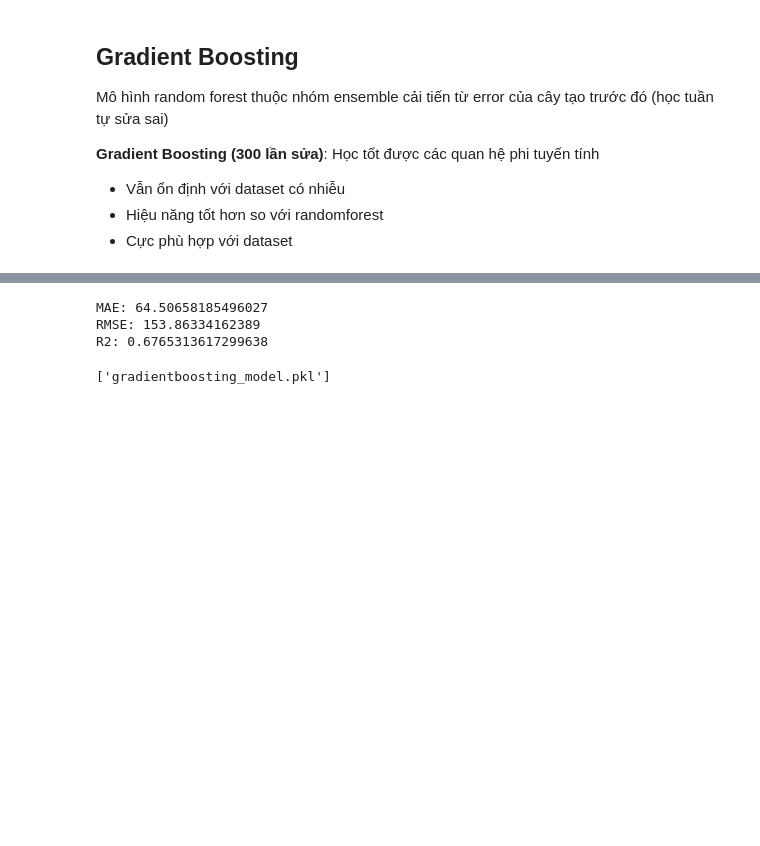
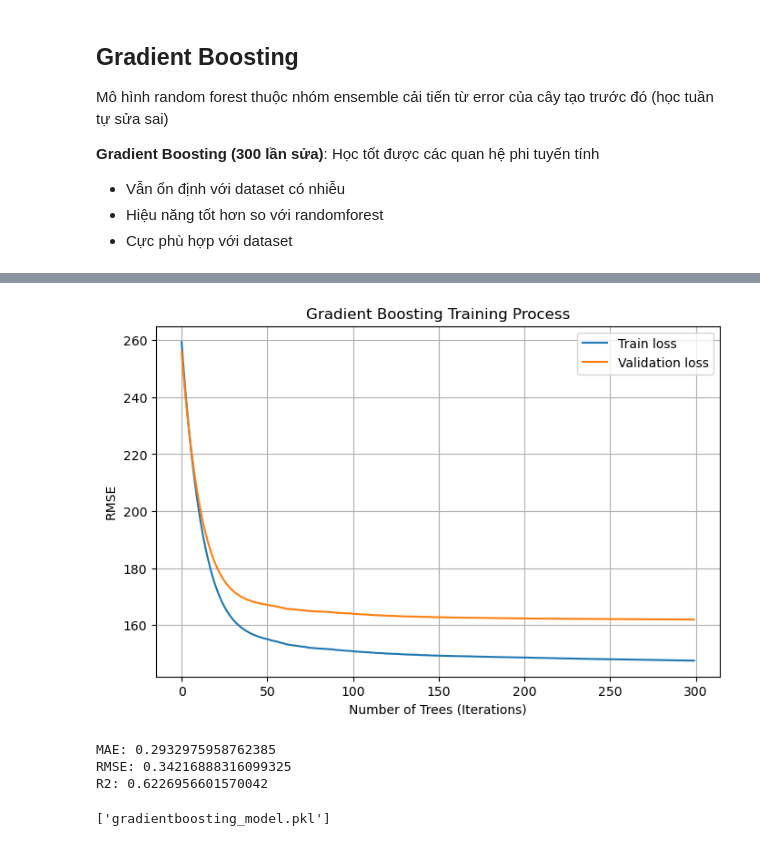
Before and after one commit to ZanissNguyen/Bus-Status-Analysis-Prediction, a Jupyter notebook: notebook/model.ipynb, the cells around one changed output, grey strips where cells are left out. Cells and saved outputs as stored; diff of their text form; code cells hidden in the pictures; blank space fills up the shorter version.

```diff
--- a/notebook/model.ipynb
+++ b/notebook/model.ipynb
@@ -290,21 +424,58 @@ Pipeline(steps=[('preprocess',
                 ('model',
                  GradientBoostingRegressor(learning_rate=0.05, n_estimators=300,
                                            random_state=42, verbose=1))])
+# %%
+# Learning Curve
+gb = gb_model.named_steps["model"]
+
+X_train_trans = gb_model.named_steps["preprocess"].transform(X_train)
+X_test_trans  = gb_model.named_steps["preprocess"].transform(X_test)
+
+train_loss = []
+test_loss = []
+
+for y_pred_train, y_pred_test in zip(
+        gb.staged_predict(X_train_trans),
+        gb.staged_predict(X_test_trans)):
+
+    train_loss.append(
+        root_mean_squared_error(Y_train, y_pred_train)
+    )
+
+    test_loss.append(
+        root_mean_squared_error(Y_test, y_pred_test)
+    )
+
+plt.figure(figsize=(8,5))
+plt.plot(train_loss, label="Train loss")
+plt.plot(test_loss, label="Validation loss")
+
+plt.xlabel("Number of Trees (Iterations)")
+plt.ylabel("RMSE")
+plt.title("Gradient Boosting Training Process")
+plt.legend()
+plt.grid(True)
+plt.show()
+# %% [output]
+[figure, added]
 # %%
 pred_gb = gb_model.predict(X_test)
 
+gb_nmae, gb_nrmse = routewise_normalized_error(X_test, Y_test, pred_gb)
+gb_r2 = r2_score(Y_test, pred_gb)
+
 gb_result = ["Gradient Boosting",
-             mean_absolute_error(Y_test, pred_gb),
-             np.sqrt(mean_squared_error(Y_test, pred_gb)),
-             r2_score(Y_test, pred_gb)]
+             gb_nmae,
+             gb_nrmse,
+             gb_r2]
 
 print("MAE:", gb_result[1])
 print("RMSE:", gb_result[2])
 print("R2:", gb_result[3])
 # %% [output]
-MAE: 64.50658185496027
-RMSE: 153.86334162389
-R2: 0.6765313617299638
+MAE: 0.2932975958762385
+RMSE: 0.34216888316099325
+R2: 0.6226956601570042
 # %%
 # Tạo ra file
 joblib.dump(rf_model, "gradientboosting_model.pkl")
```
Also changed, not shown: parts of 14 cells of this notebook.
